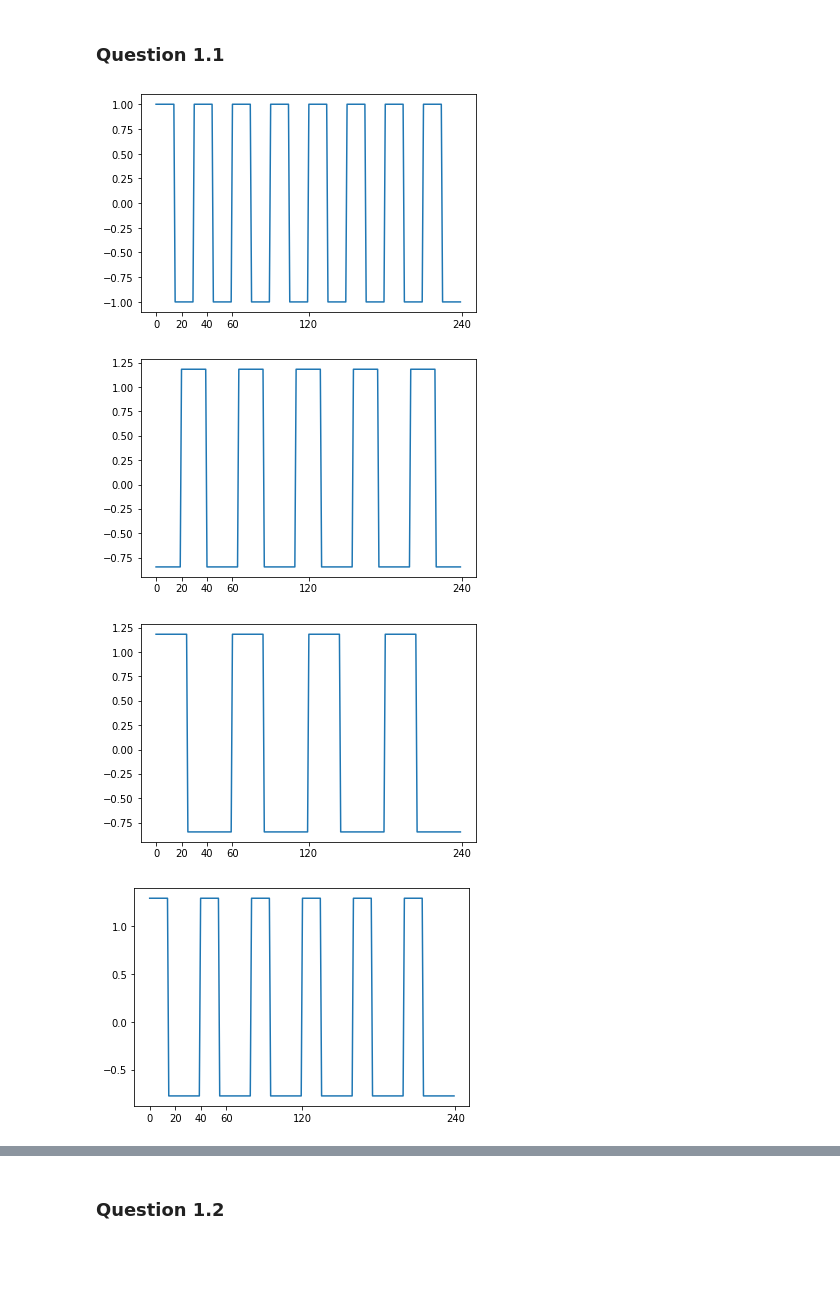
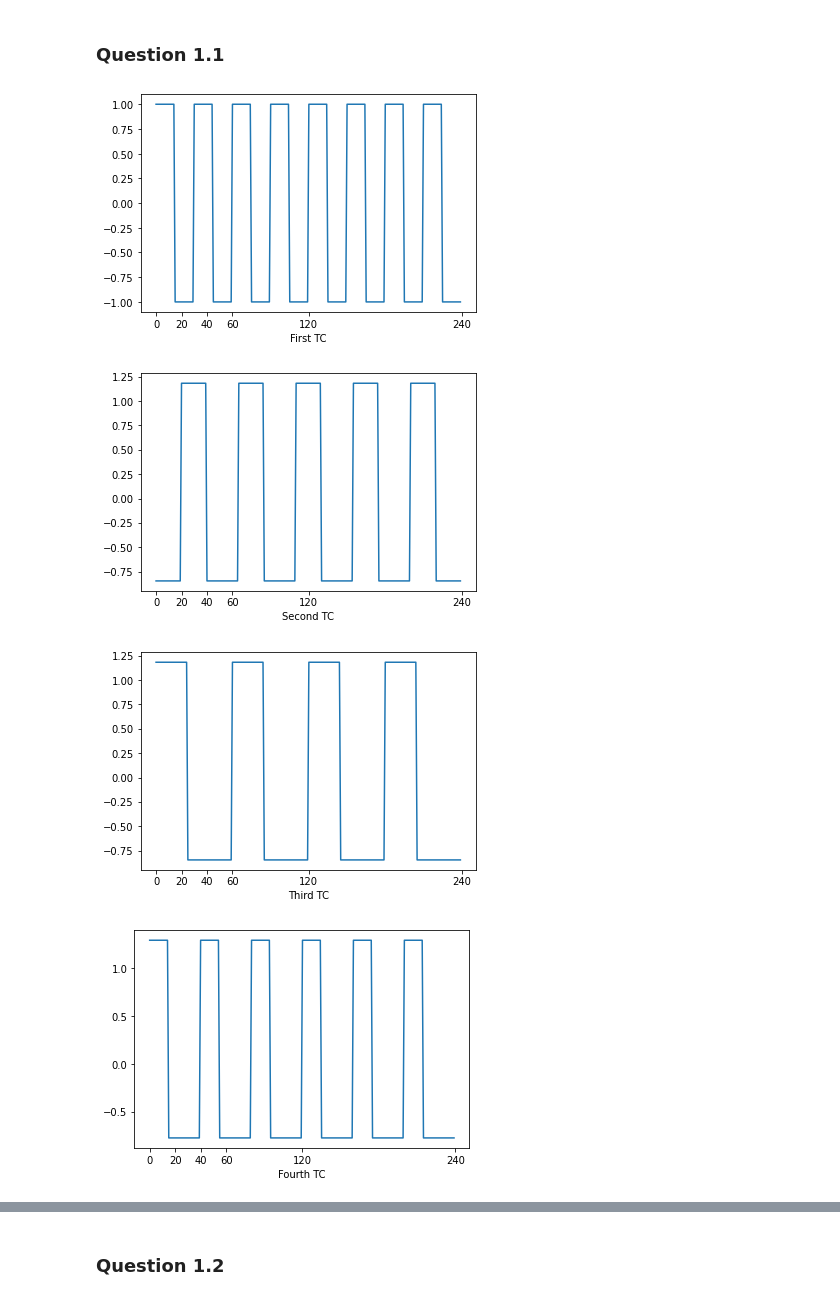
Before and after one commit to YourTeacher23/MAST30034-Assignment1, a Jupyter notebook: Notebook1.ipynb, the cells around one changed output, grey strips where cells are left out. Saved outputs shown, nothing was run; the diff lists cells and outputs as text; code cells hidden in the pictures; blank space fills up the shorter version.

```diff
--- a/Notebook1.ipynb
+++ b/Notebook1.ipynb
@@ -62,12 +64,18 @@ tc5 = construct(0, 40, 20)
 tc6 = construct(0, 40, 25)
 TC = [tc1, tc2, tc3, tc4, tc5, tc6]
 # %%
+i = 1
+LABEL = ['First', 'Second', 'Third', 'Fourth', 'Fifth', 'Sixth']
 for tc in TC:
     plt.plot(tc)
     plt.xticks([0, 20, 40, 60, 120, 240])
+    labl = LABEL[i-1] + " TC"
+    plt.xlabel(labl)
+    plt.savefig('../MAST30034-Assignment1/plots/Q1_1-' + str(i) + '.png')
     plt.show()
+    i += 1
 # %% [output]
-[figure, old version]
+[figure, new version]
-[figure, old version]
+[figure, new version]
-[figure, old version]
+[figure, new version]
-[figure, old version]
+[figure, new version]
```
Also changed, not shown: parts of 15 cells of this notebook.
